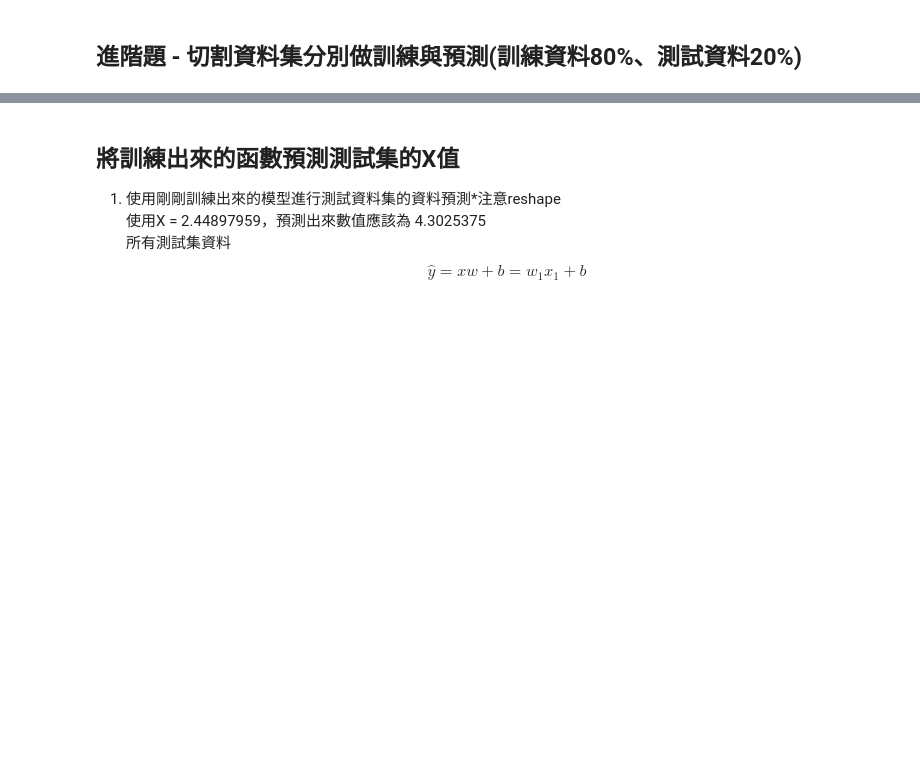
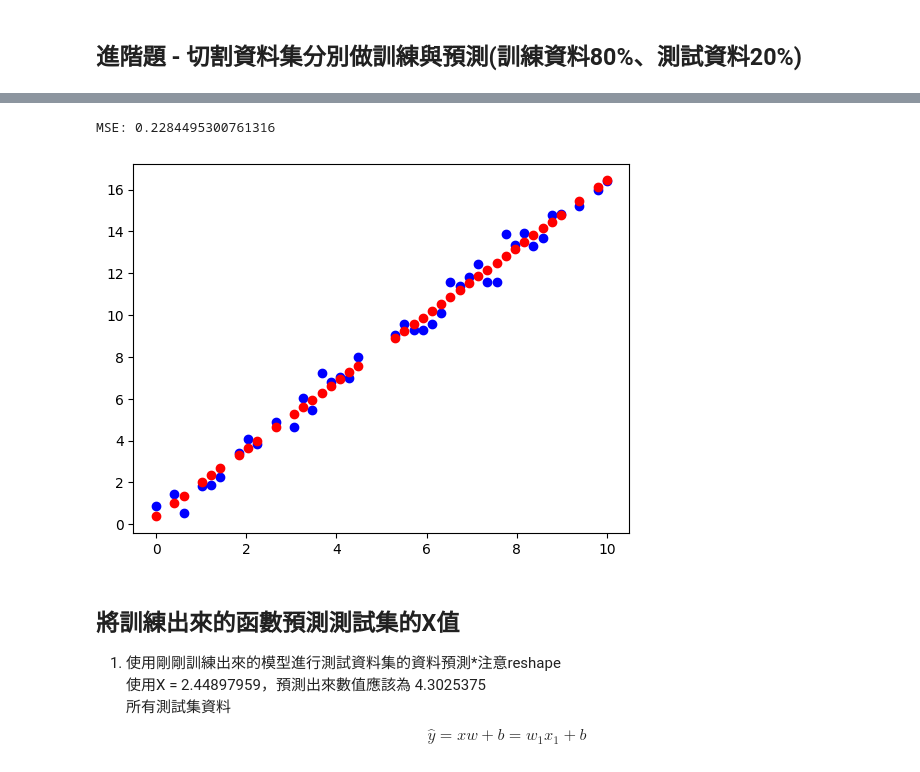
Before and after one commit to NydiaYeh/IMLP433, a Jupyter notebook: Linear Regression_HW.ipynb, the cells around one changed output, grey strips where cells are left out. Drawn from its saved outputs; the diff is of its cells as text; code cells hidden in the pictures; blank space fills up the shorter version.

```diff
--- a/Linear Regression_HW.ipynb
+++ b/Linear Regression_HW.ipynb
@@ -106,3 +109,13 @@ print(x_train)
+# %%
+Y=regr.predict(x_train.reshape(-1,1))
+mse=np.mean((Y-y_train)**2)
+print("MSE:",mse)
+plt.scatter(x_train,y_train,color='blue')
+plt.scatter(x_train,Y,color='red')
+plt.show()
+# %% [output]
+MSE: 0.2284495300761316
+[figure, added]
 # %% [markdown]
 ## 將訓練出來的函數預測測試集的X值
 1. 使用剛剛訓練出來的模型進行測試資料集的資料預測*注意reshape<br>
```
Also changed, not shown: parts of 9 cells of this notebook.
